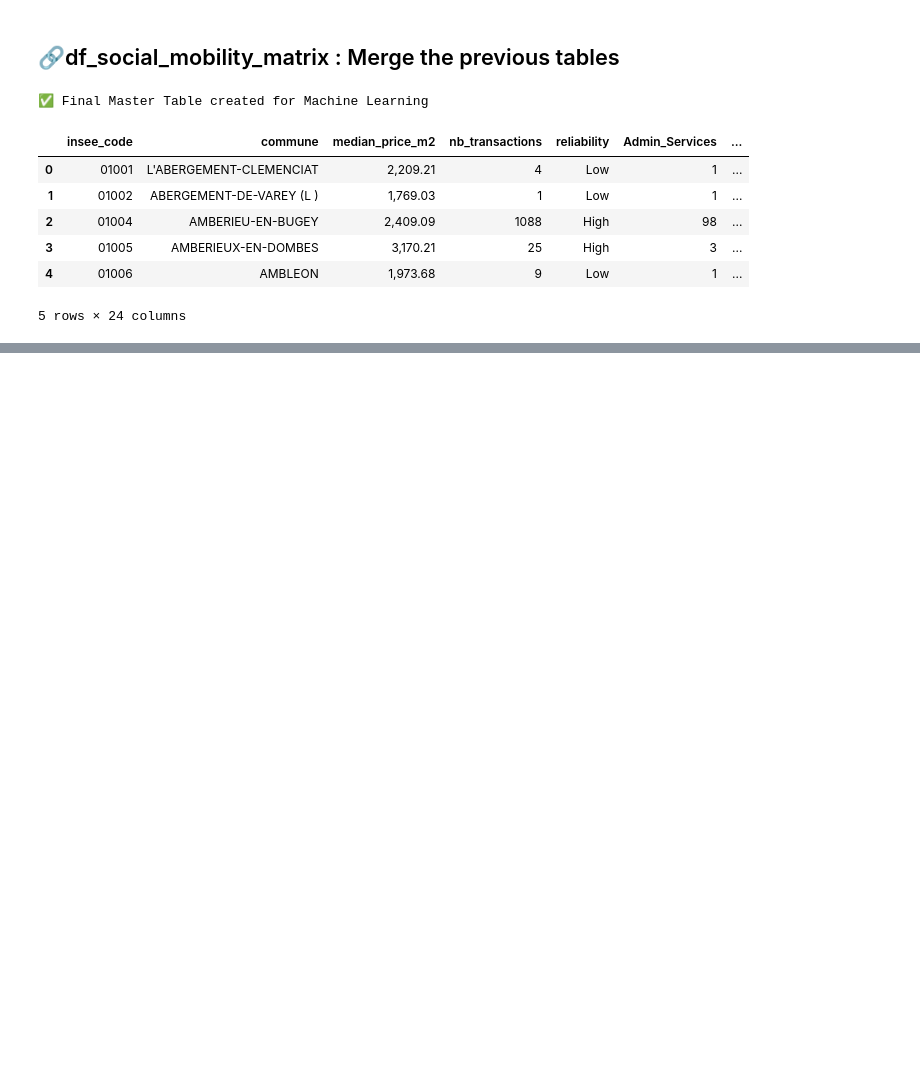
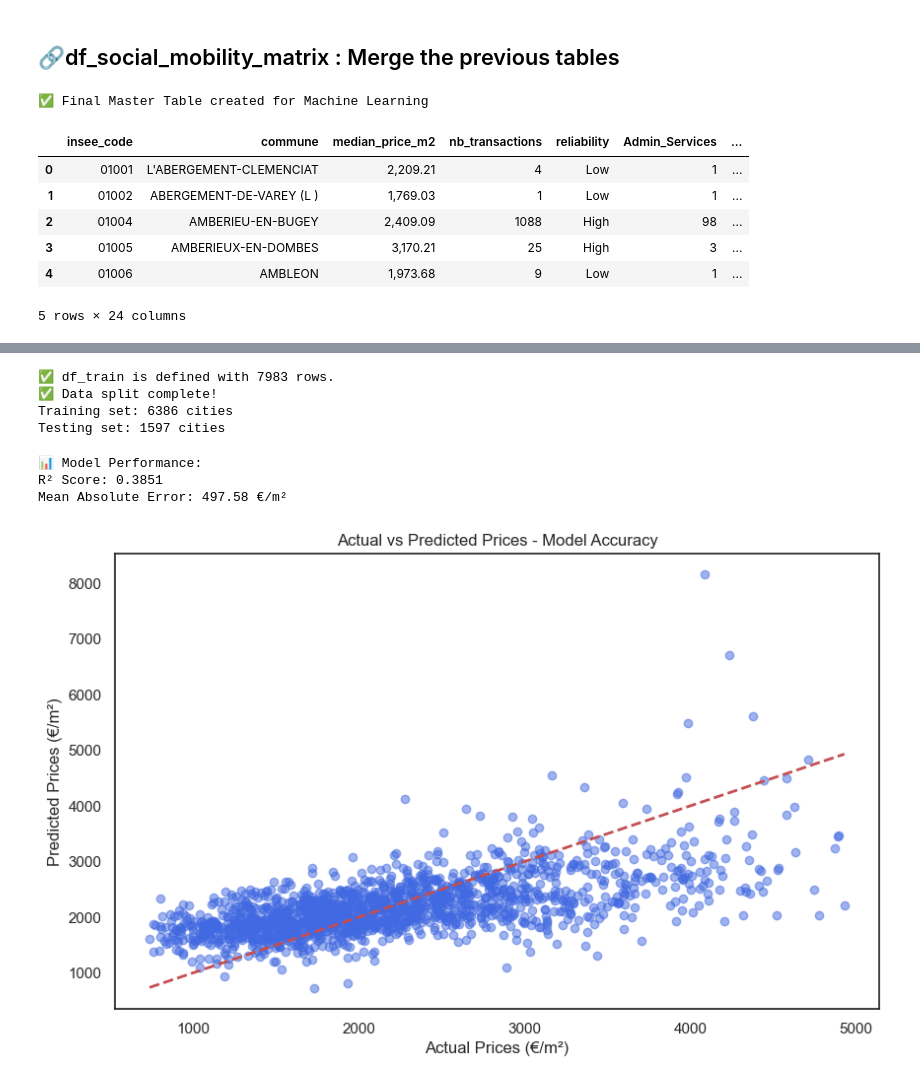
Before and after one commit to VeroniqueFanchonna/Final_project, a Jupyter notebook: notebooks/02_predictive_scoring_and_machine_learning.ipynb, the cells around one changed output, grey strips where cells are left out. Cells and saved outputs as stored; diff of their text form; code cells hidden in the pictures; blank space fills up the shorter version.

```diff
--- a/notebooks/02_predictive_scoring_and_machine_learning.ipynb
+++ b/notebooks/02_predictive_scoring_and_machine_learning.ipynb
@@ -355,0 +561,63 @@ plt.show()
+# %%
+# Import Machine Learning tools
+from sklearn.model_selection import train_test_split
+from sklearn.linear_model import LinearRegression
+from sklearn.metrics import r2_score, mean_absolute_error
+
+# Create the training dataframe by selecting relevant columns
+# We use df_ml which contains our merged SQL and Scraped data
+df_train = df_ml[['median_income', 'nb_households', 'median_price_m2']].copy()
+
+# Remove any rows with missing values (NaN) to prevent model errors
+df_train = df_train.dropna()
+
+print(f"✅ df_train is defined with {df_train.shape[0]} rows.")
+# 1. Define our features (X) and our target (y)
+X = df_train[['median_income', 'nb_households']]
+y = df_train['median_price_m2']
+
+# 2. Split the data: 80% for training and 20% for testing
+# random_state=42 ensures the split is always the same for the exam
+X_train, X_test, y_train, y_test = train_test_split(X, y, test_size=0.2, random_state=42)
+
+print(f"✅ Data split complete!")
+print(f"Training set: {X_train.shape[0]} cities")
+print(f"Testing set: {X_test.shape[0]} cities")
+# %% [output]
+✅ df_train is defined with 7983 rows.
+✅ Data split complete!
+Training set: 6386 cities
+Testing set: 1597 cities
+# %%
+# 3. Initialize the Linear Regression model
+model = LinearRegression()
+
+# 4. Train the model using the training data
+model.fit(X_train, y_train)
+
+# 5. Use the model to make predictions on the test set
+y_pred = model.predict(X_test)
+
+# 6. Performance Evaluation
+r2 = r2_score(y_test, y_pred)
+mae = mean_absolute_error(y_test, y_pred)
+
+print(f"📊 Model Performance:")
+print(f"R² Score: {r2:.4f}")
+print(f"Mean Absolute Error: {mae:.2f} €/m²")
+# %% [output]
+📊 Model Performance:
+R² Score: 0.3851
+Mean Absolute Error: 497.58 €/m²
+# %%
+# Visualize Actual vs Predicted prices
+plt.figure(figsize=(10, 6))
+plt.scatter(y_test, y_pred, alpha=0.5, color='royalblue')
+# Draw a diagonal line representing perfect prediction
+plt.plot([y_test.min(), y_test.max()], [y_test.min(), y_test.max()], 'r--', lw=2)
+plt.xlabel('Actual Prices (€/m²)')
+plt.ylabel('Predicted Prices (€/m²)')
+plt.title('Actual vs Predicted Prices - Model Accuracy')
+plt.show()
+# %% [output]
+[figure, added]
```
Also changed, not shown: parts of 34 cells of this notebook, 15 other files.
